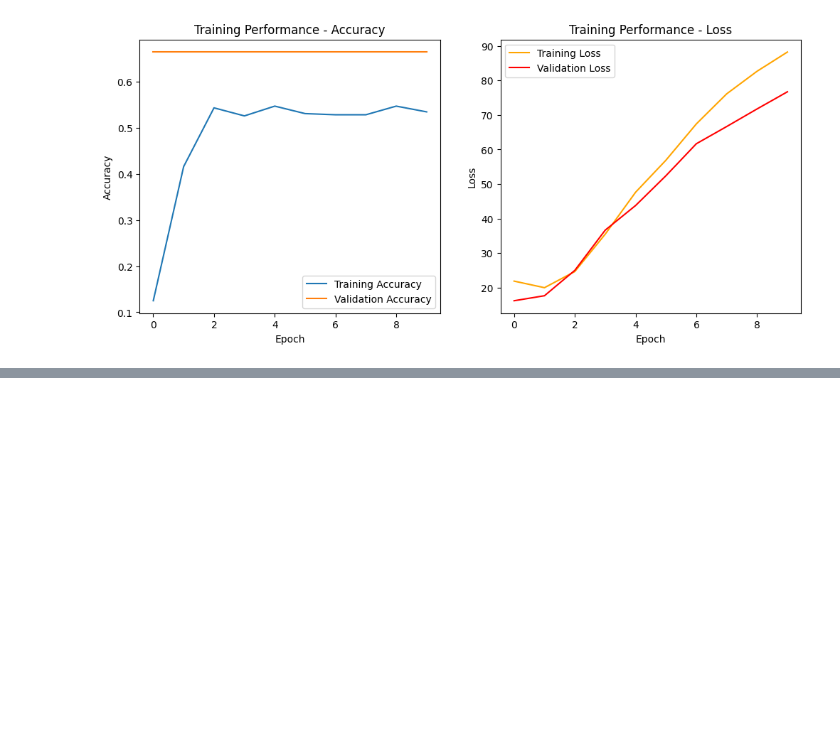
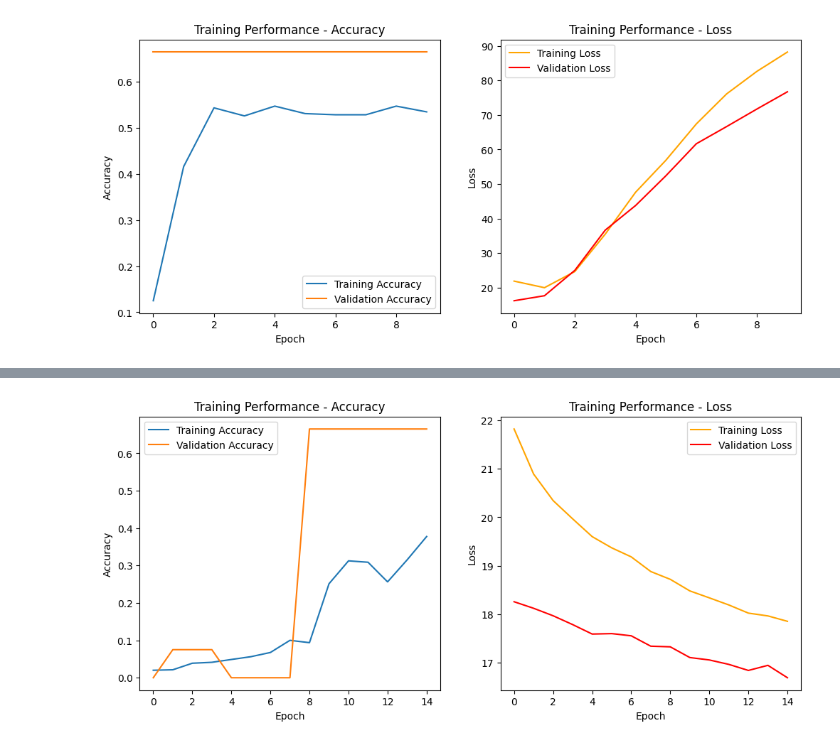
Before and after one commit to JarnovdKolk/Test, a Jupyter notebook: Assignment3.ipynb, the cells around one changed output, grey strips where cells are left out. Drawn from its saved outputs; the diff is of its cells as text; code cells hidden in the pictures; blank space fills up the shorter version.

```diff
--- a/Assignment3.ipynb
+++ b/Assignment3.ipynb
@@ -201,0 +205,91 @@ Final Loss: 79.52630615234375, Final Accuracy: 0.628000020980835
+# %%
+import numpy as np
+import matplotlib.pyplot as plt
+import tensorflow as tf
+from tensorflow.keras.preprocessing.image import ImageDataGenerator
+from tensorflow.keras.applications import EfficientNetV2B0
+from tensorflow.keras.models import Model
+from tensorflow.keras.layers import Dense, GlobalAveragePooling2D, Dropout, BatchNormalization
+from tensorflow.keras.optimizers import Adam
+from tensorflow.keras.callbacks import ReduceLROnPlateau, EarlyStopping
+from sklearn.model_selection import train_test_split
+
+# Data Augmentation (to improve generalization)
+augmentor = ImageDataGenerator(
+    rotation_range=30,
+    width_shift_range=0.2,
+    height_shift_range=0.2,
+    shear_range=0.2,
+    zoom_range=0.2,
+    horizontal_flip=True,
+    brightness_range=[0.8, 1.2]
+)
+
+# Load EfficientNetV2B0 without top layers
+base_model = EfficientNetV2B0(weights='imagenet', include_top=False, input_shape=(224, 224, 3))
+
+# **Fine-tuning strategy**: Unfreeze the last 30 layers for training
+for layer in base_model.layers[:-30]:
+    layer.trainable = False
+
+# Build the classification head
+x = base_model.output
+x = GlobalAveragePooling2D()(x)
+x = BatchNormalization()(x)  # Helps stabilize training
+x = Dropout(0.1)(x)  # Reduced dropout to prevent excessive regularization
+x = Dense(37, activation='softmax')(x)  # 37-class classification
+
+# Create the model
+model = Model(inputs=base_model.input, outputs=x)
+
+# Compile with lower learning rate
+model.compile(optimizer=Adam(learning_rate=5e-5), loss='categorical_crossentropy', metrics=['accuracy'])
+
+# Learning Rate Reduction Callback
+lr_scheduler = ReduceLROnPlateau(monitor='val_loss', factor=0.5, patience=3, verbose=1, min_lr=1e-6)
+
+# Early Stopping to prevent overfitting
+early_stopping = EarlyStopping(monitor='val_loss', patience=5, restore_best_weights=True, verbose=1)
+
+# Split dataset into training and validation sets
+X_train, X_val, y_train, y_val = train_test_split(images, labels, test_size=0.2, random_state=42)
+
+# Train model WITHOUT class weights initially
+history = model.fit(
+    augmentor.flow(X_train, y_train, batch_size=16),
+    epochs=15,
+    validation_data=(X_val, y_val),
+    callbacks=[lr_scheduler, early_stopping]
+)
+
+# Evaluate model on full dataset
+loss, accuracy = model.evaluate(images, labels)
+print(f"Final Loss: {loss}, Final Accuracy: {accuracy}")
+
+# Plot training history
+def plot_training(history, title="Training Performance"):
+    plt.figure(figsize=(12, 5))
+
+    # Accuracy Plot
+    plt.subplot(1, 2, 1)
+    plt.plot(history.history['accuracy'], label='Training Accuracy')
+    plt.plot(history.history['val_accuracy'], label='Validation Accuracy')
+    plt.title(title + ' - Accuracy')
+    plt.xlabel('Epoch')
+    plt.ylabel('Accuracy')
+    plt.legend()
+
+    # Loss Plot
+    plt.subplot(1, 2, 2)
+    plt.plot(history.history['loss'], label='Training Loss', color='orange')
+    plt.plot(history.history['val_loss'], label='Validation Loss', color='red')
+    plt.title(title + ' - Loss')
+    plt.xlabel('Epoch')
+    plt.ylabel('Loss')
+    plt.legend()
+
+    plt.show()
+
+# Show training performance
+plot_training(history, "Training Performance")
+# %% [output]
@@ -201,0 +315 @@ Final Loss: 79.52630615234375, Final Accuracy: 0.628000020980835
+[figure, added]
```
Also changed, not shown: parts of 8 cells of this notebook.
